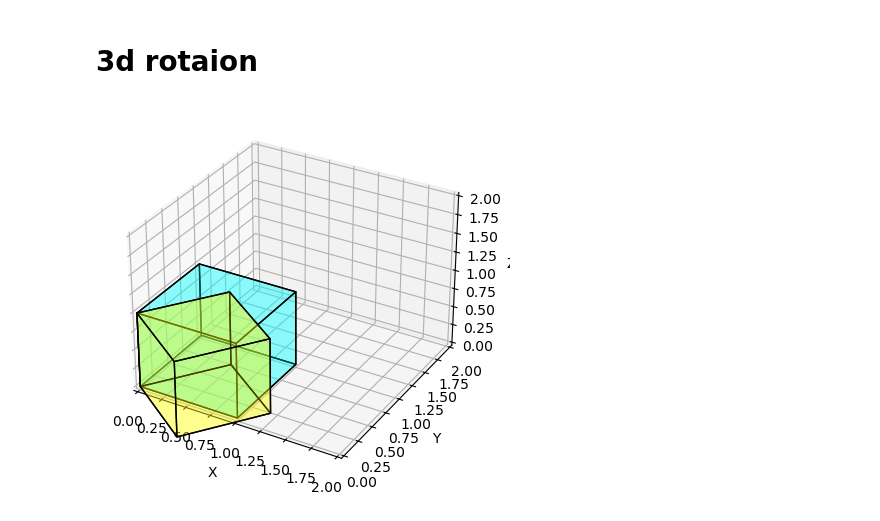
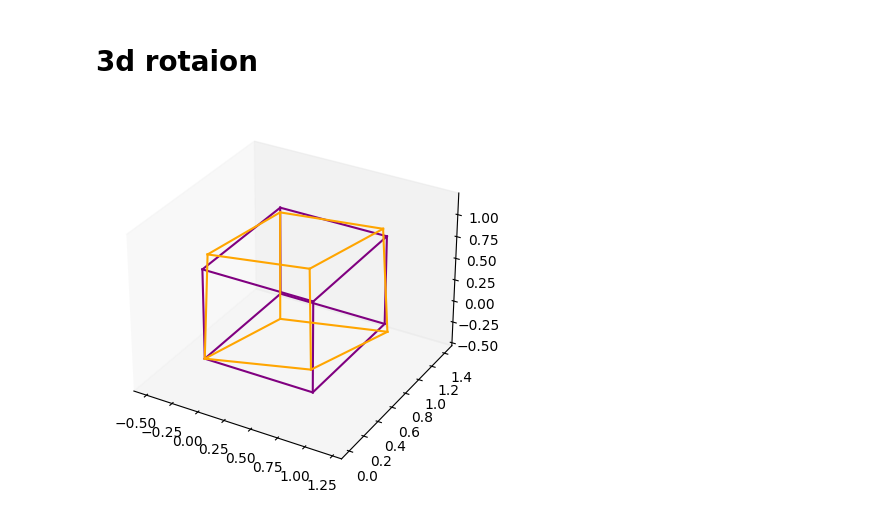
Before and after one commit to shubh123a3/ARVR-Small-practical, a Jupyter notebook: ARVR small practical.ipynb, the cells around one changed output. Saved outputs shown, nothing was run; the diff lists cells and outputs as text; code cells hidden in the pictures.

```diff
--- a/ARVR small practical.ipynb
+++ b/ARVR small practical.ipynb
@@ -335,56 +335,42 @@ if __name__ == "__main__":
 # %%
 import numpy as np
 import matplotlib.pyplot as plt
-from mpl_toolkits.mplot3d.art3d import Poly3DCollection
 
-def plot_cube(vertices, color, ax):
-    """Plot a cube using the given vertices."""
-    ax.add_collection3d(Poly3DCollection([
-        [vertices[j] for j in [0, 1, 2, 3]],
-        [vertices[j] for j in [4, 5, 6, 7]],
-        [vertices[j] for j in [0, 1, 5, 4]],
-        [vertices[j] for j in [2, 3, 7, 6]],
-        [vertices[j] for j in [0, 3, 7, 4]],
-        [vertices[j] for j in [1, 2, 6, 5]]
-    ], facecolors=color, linewidths=1, edgecolors='k', alpha=0.25))
+# Original cube vertices
+vertex = np.array([[0, 0, 0], [1, 0, 0], [1, 1, 0], [0, 1, 0],
+                   [0, 0, 1], [1, 0, 1], [1, 1, 1], [0, 1, 1]])
 
-if __name__ == "__main__":
-    # Define a cube's vertices
-    vertices = np.array([[0, 0, 0],
-                         [1, 0, 0],
-                         [1, 1, 0],
-                         [0, 1, 0],
-                         [0, 0, 1],
-                         [1, 0, 1],
-                         [1, 1, 1],
-                         [0, 1, 1]])
+# Cube edges
+edges = np.array([[0, 1], [1, 2], [2, 3], [3, 0],
+                  [4, 5], [5, 6], [6, 7], [7, 4],
+                  [0, 4], [1, 5], [2, 6], [3, 7]])
 
-    # Simple rotation angles (in radians)
-    angles = np.array([[0.707, -0.5, 0],
-                       [0.5, 0.707, 0],
-                       [0, 0, 1]])
+# Rotation matrix (rotate 45 degrees over the x-axis and y-axis)
+angle = np.radians(45)
+rot_x = np.array([[1, 0, 0], [0, np.cos(angle), -np.sin(angle)], [0, np.sin(angle), np.cos(angle)]])
+rot_y = np.array([[np.cos(angle), 0, np.sin(angle)], [0, 1, 0], [-np.sin(angle), 0, np.cos(angle)]])
 
-    # Rotate vertices
-    rotated_vertices = np.dot(vertices, angles)
+# Apply rotation to the original vertices
+rotated_vertex = np.dot(vertex, np.dot(rot_x, rot_y))
 
-    # Plotting
-    fig = plt.figure()
-    ax = fig.add_subplot(111, projection='3d')
+# Plotting
+fig = plt.figure()
+ax = fig.add_subplot(111, projection='3d')
 
-    # Plot original and rotated cubes
-    plot_cube(vertices, 'cyan', ax)
-    plot_cube(rotated_vertices, 'yellow', ax)
+# Plot original cube
+for edge in edges:
+    ax.plot3D(*zip(*vertex[edge]), color='purple')
 
-    ax.set_xlabel('X')
-    ax.set_ylabel('Y')
-    ax.set_zlabel('Z')
-    ax.set_xlim([0, 2])
-    ax.set_ylim([0, 2])
-    ax.set_zlim([0, 2])
+# Plot rotated cube
+for edge in edges:
+    ax.plot3D(*zip(*rotated_vertex[edge]), color='orange')
 
-    plt.show()
+# Disable grid for a cleaner view is addesd
+ax.grid(False)
+
+plt.show()
 # %% [output]
-[figure, old version]
+[figure, new version]
 # %%
 import random
 
```
